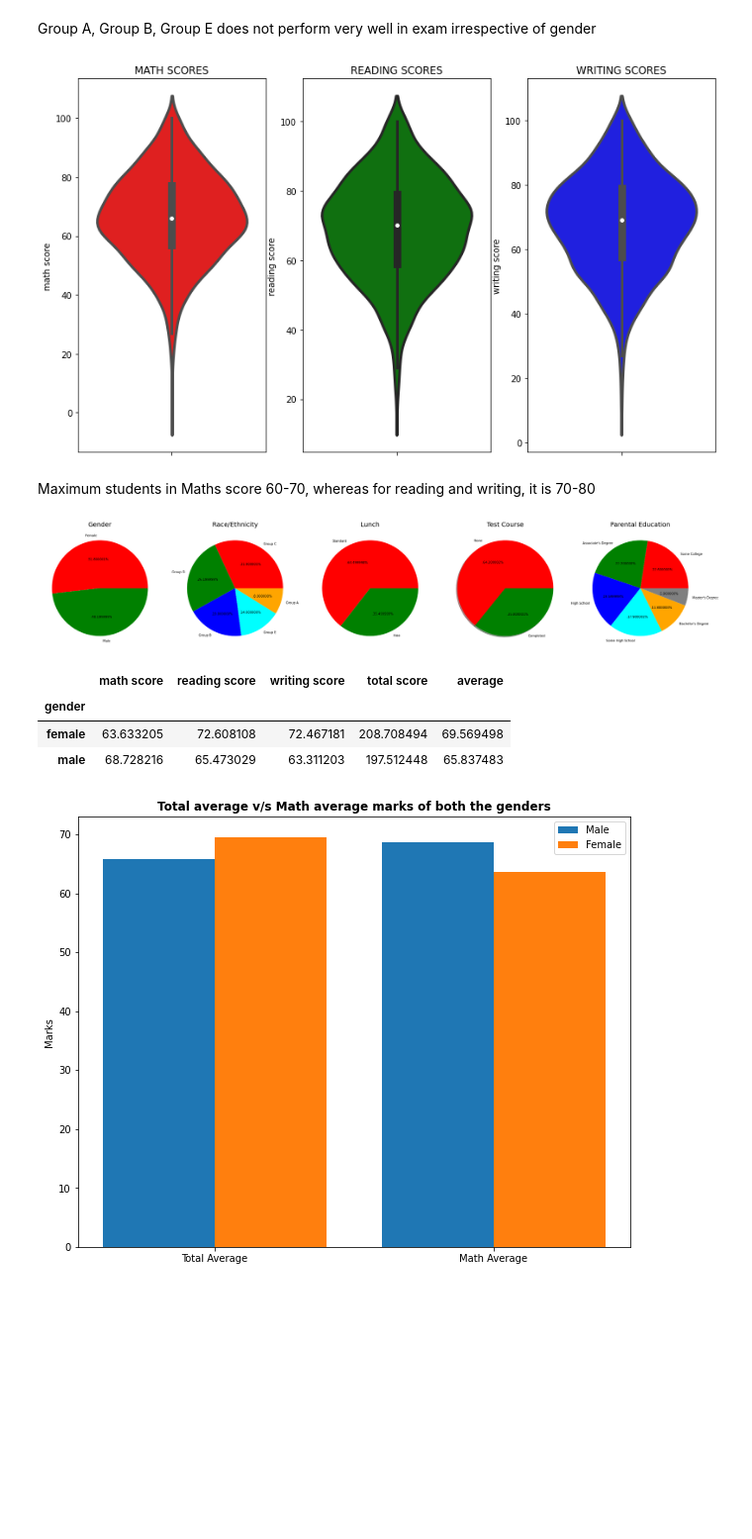
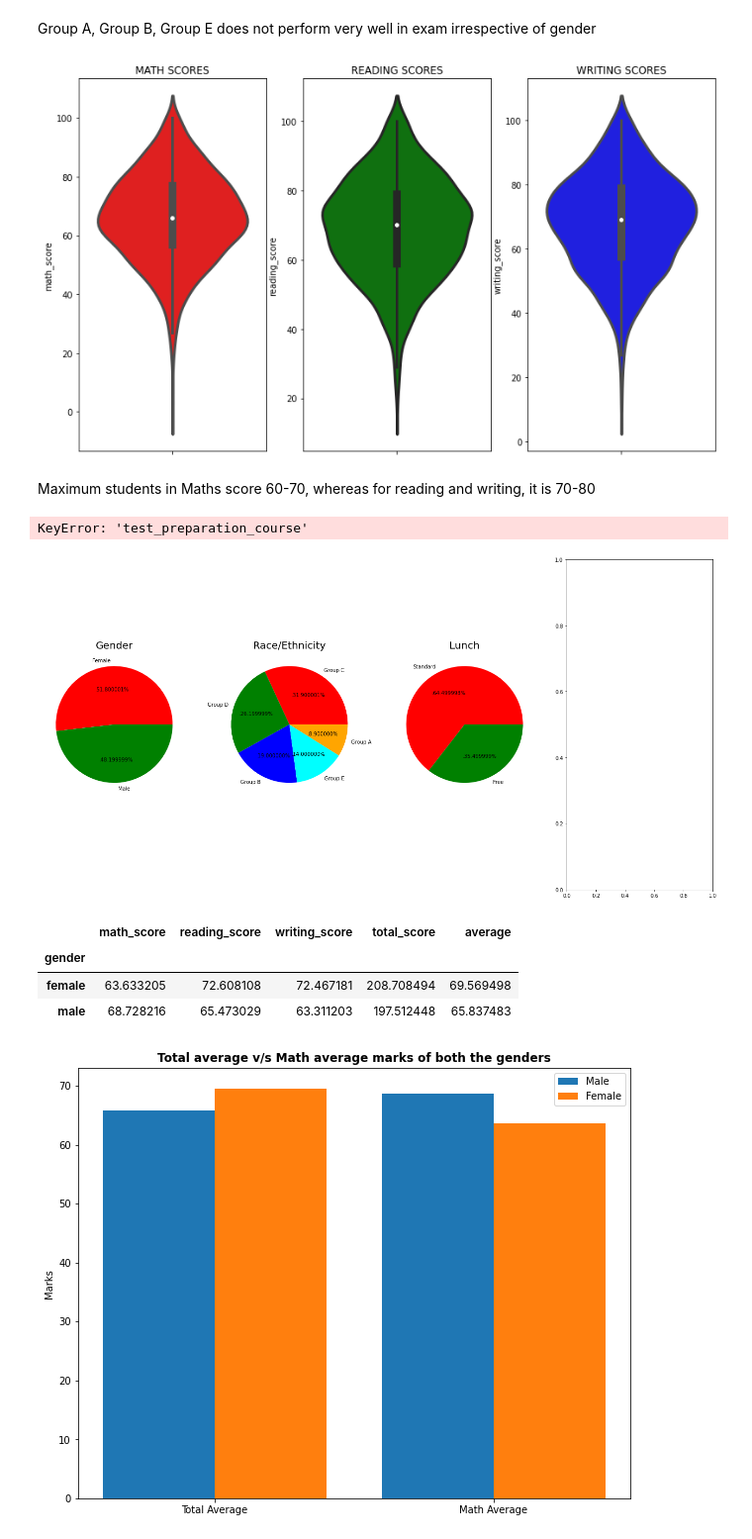
Before and after one commit to KailashAsnani/Study_Sage, a Jupyter notebook: notebook/EDA.ipynb, the cells around one changed output. Shown at 99% size. Cells and saved outputs as stored; diff of their text form; code cells hidden in the pictures; blank space fills up the shorter version.

```diff
--- a/notebook/EDA.ipynb
+++ b/notebook/EDA.ipynb
@@ -17,4 +17,11 @@ df.head()
 | 2 | female | group B | master's degree | standard | none | 90 | ... |
 | 3 | male | group A | associate's degree | free/reduced | none | 47 | ... |
 | 4 | male | group C | some college | standard | none | 76 | ... |
+# %%
+df = df.rename(columns={'race/ethnicity': 'race_ethnicity'})
+df = df.rename(columns={'parental level of education': 'parental_level_of_education'})
+df = df.rename(columns={'test preparatiob course': 'test_preparation_course'})
+df = df.rename(columns={'math score': 'math_score'})
+df = df.rename(columns={'reading score': 'reading_score'})
+df = df.rename(columns={'writing score': 'writing_score'})
 # %%
@@ -115,6 +113,6 @@ We have 5 categorical features : ['gender', 'race/ethnicity', 'parental level of
 # %%
 #Adding 2 columns ,that is, Total and Average(of 3 subjects)
-df['total score'] = df['math score'] + df['reading score'] + df['writing score']
-df['average'] = df['total score']/3
+df['total_score'] = df['math_score'] + df['reading_score'] + df['writing_score']
+df['average'] = df['total_score']/3
 df.head()
 # %% [output]
@@ -203,16 +201,16 @@ Group A, Group B, Group E does not perform very well in exam irrespective of gen
 plt.figure(figsize=(18,8))
 plt.subplot(1, 4, 1)
 plt.title('MATH SCORES')
-sns.violinplot(y='math score',data=df,color='red',linewidth=3)
+sns.violinplot(y='math_score',data=df,color='red',linewidth=3)
 plt.subplot(1, 4, 2)
 plt.title('READING SCORES')
-sns.violinplot(y='reading score',data=df,color='green',linewidth=3)
+sns.violinplot(y='reading_score',data=df,color='green',linewidth=3)
 plt.subplot(1, 4, 3)
 plt.title('WRITING SCORES')
-sns.violinplot(y='writing score',data=df,color='blue',linewidth=3)
+sns.violinplot(y='writing_score',data=df,color='blue',linewidth=3)
 plt.show()
 # %% [output]
-[figure, old version]
+[figure, new version]
 # %% [markdown]
 Maximum students in Maths score 60-70, whereas for reading and writing, it is 70-80
 # %%
@@ -231,7 +229,7 @@ plt.axis('off')
 
 
 plt.subplot(1, 5, 2)
-size = df['race/ethnicity'].value_counts()
+size = df['race_ethnicity'].value_counts()
 labels = 'Group C', 'Group D','Group B','Group E','Group A'
 color = ['red', 'green', 'blue', 'cyan','orange']
 
@@ -244,36 +242,37 @@ plt.axis('off')
 plt.subplot(1, 5, 3)
 size = df['lunch'].value_counts()
 labels = 'Standard', 'Free'
 color = ['red','green']
 
 plt.pie(size, colors = color,labels = labels,autopct = '.%2f%%')
 plt.title('Lunch', fontsize = 20)
 plt.axis('off')
 
 plt.subplot(1, 5, 4)
-size = df['test preparation course'].value_counts()
+size = df['test_preparation_course'].value_counts()
 labels = 'None', 'Completed'
 color = ['red','green']
 
 plt.pie(size, colors = color,labels = labels,autopct = '.%2f%%',shadow = True)
 plt.title('Test Course', fontsize = 20)
 plt.axis('off')
 
 
 plt.subplot(1, 5, 5)
-size = df['parental level of education'].value_counts()
+size = df['parental_level_of_education'].value_counts()
 labels = 'Some College', "Associate's Degree",'High School','Some High School',"Bachelor's Degree","Master's Degree"
 color = ['red', 'green', 'blue', 'cyan','orange','grey']
 
 plt.pie(size, colors = color,labels = labels,autopct = '.%2f%%')
 plt.title('Parental Education', fontsize = 20)
 plt.axis('off')
 
 
 plt.tight_layout()
 plt.grid()
 # %% [output]
+KeyError: 'test_preparation_course'
-[figure, old version]
+[figure, new version]
 # %%
 #Male and Female students are balanced
 #Group C and Group D accounts the maximum
@@ -282,7 +281,7 @@ plt.grid()
 gender_group = df.groupby('gender').mean()
 gender_group
 # %% [output]
-|  | math score | reading score | writing score | total score | average |
+|  | math_score | reading_score | writing_score | total_score | average |
 | gender |  |  |  |  |  |
 | female | 63.633205 | 72.608108 | 72.467181 | 208.708494 | 69.569498 |
 | male | 68.728216 | 65.473029 | 63.311203 | 197.512448 | 65.837483 |
```
Also changed, not shown: parts of 16 cells of this notebook, 29 other files.
